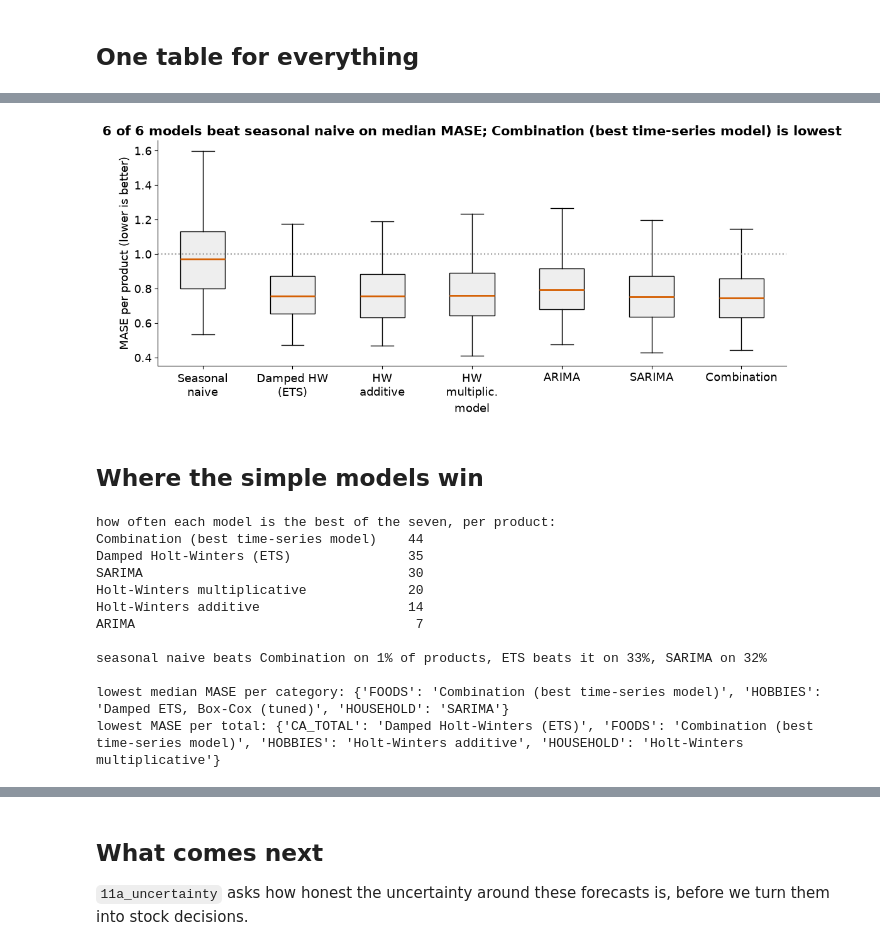
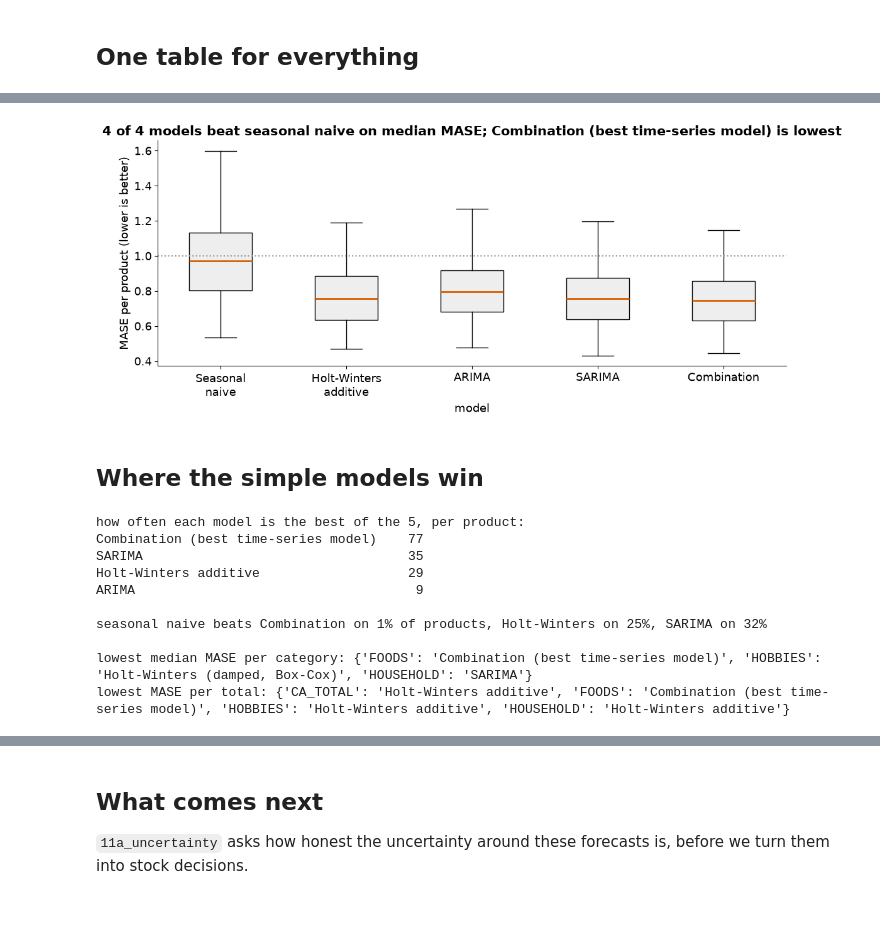
Before and after one commit to anushka-saini/sku-demand-forecasting, a Jupyter notebook: notebooks/10_model_comparison.ipynb, the cells around one changed output, grey strips where cells are left out. Cells and saved outputs as stored; diff of their text form; code cells hidden in the pictures; blank space fills up the shorter version.

Commit message:
Rerun the all-products, stock and export notebooks

```diff
--- a/notebooks/10_model_comparison.ipynb
+++ b/notebooks/10_model_comparison.ipynb
@@ -56,7 +58,7 @@ print(f"{len(classical_fc):,} classical rows on the sample, {len(ts_fc):,} time-
 ## Every model on the 150 products
 # %%
 reuse = saved[saved["item_id"].isin(sample["item_id"]) & (saved["variant"] == "static")
-              & saved["model"].isin(["seasonal_naive", "ets", "best"])][["item_id", "origin", "date", "model", "forecast"]]
+              & saved["model"].isin(["seasonal_naive", "best"])][["item_id", "origin", "date", "model", "forecast"]]
 fc = pd.concat([classical_fc[["item_id", "origin", "date", "model", "forecast"]], reuse, ts_fc], ignore_index=True)
 fc = fc.merge(long_df[["item_id", "date", "sales"]].rename(columns={"sales": "actual"}), on=["item_id", "date"])
 fc = fc.merge(sample[["item_id", "category"]], on="item_id")
@@ -67,7 +69,7 @@ m = score(fc, scales).merge(sample, on="item_id")
 m.to_csv(TABLES / "comparison_metrics_item_origin.csv", index=False)
 written.append(TABLES / "comparison_metrics_item_origin.csv")
 
-ORDER = ["seasonal_naive", "ets", "hw_add", "hw_mul", "arima", "sarima", "best"]
+ORDER = ["seasonal_naive", "hw_add", "arima", "sarima", "best"]
 TS_ORDER = list(TS.values())
 CONTENDERS = ["seasonal_naive", "ets_boxcox", "sarima", "sarimax", "theta", "prophet", "autots", "combination"]   # 07h's eight
 ev = m[m["origin"].isin(EVAL_ORIGINS)]
@@ -163,6 +160,6 @@ forecasts.
 # %%
 agg_rows = []
-bottom_up = saved[(saved["variant"] == "static") & saved["model"].isin(["seasonal_naive", "ets", "best"])].copy()
+bottom_up = saved[(saved["variant"] == "static") & saved["model"].isin(["seasonal_naive", "best"])].copy()
 bottom_up["category"] = bottom_up["item_id"].str.split("_").str[0]
 for name, s in totals.items():
     mine = agg_fc[agg_fc["item_id"] == f"_agg_{name}"]
@@ -174,7 +171,7 @@ for name, s in totals.items():
         act = s.reindex(g["date"]).to_numpy()
         sc = mase_scale(s[s.index <= origin].to_numpy())
         agg_rows.append({"series": name, "origin": origin, "model": model,
-                         "how": "fitted on total" if model in ["hw_add", "hw_mul", "arima", "sarima"] else "sum of items",
+                         "how": "fitted on total" if model in ["hw_add", "arima", "sarima"] else "sum of items",
                          **all_errors(act, g["forecast"], sc)})
 agg = pd.DataFrame(agg_rows).groupby(["series", "model", "how"], as_index=False)[METRICS].mean()
 agg.to_csv(TABLES / "comparison_totals_metrics.csv", index=False)
@@ -199,21 +194,13 @@ the pairwise tests here.
 ev726 = err[err["origin"].isin(EVAL_ORIGINS) & (err["variant"] == "static")]
 im = ev726.groupby(["item_id", "category", "model"], as_index=False)["mase"].mean()
 ru = pd.read_csv(TABLES / "runner_up_726_scores.csv", parse_dates=["origin"])        # 09b, scored origins only
-RUNNER = next(x for x in ru["model"].unique() if x not in ["seasonal_naive", "ets", "best"])
+RUNNER = next(x for x in ru["model"].unique() if x not in ["seasonal_naive", "best"])
 ru = ru[ru["model"] == RUNNER]
 im = pd.concat([im, ru.groupby(["item_id", "category", "model"], as_index=False)["mase"].mean()], ignore_index=True)
 piv = im.pivot_table(index=["item_id", "category"], columns="model", values="mase").reset_index()
-rows = []
-for cat in ["ALL", "FOODS", "HOBBIES", "HOUSEHOLD"]:
-    d = piv if cat == "ALL" else piv[piv["category"] == cat]
-    rows.append({"comparison": "best - ets", "category": cat, **paired_test(d["best"] - d["ets"], seed=SEED)})
-best_ets = pd.DataFrame(rows)
-best_ets.to_csv(TABLES / "best_vs_ets_test.csv", index=False)
-written.append(TABLES / "best_vs_ets_test.csv")
-print(best_ets[["category", "n", "median_diff", "ci_low", "ci_high", "share_improved", "rank_biserial", "p_value"]].round(5).to_string(index=False))
 
 unr = []
-for model in ["seasonal_naive", "ets", "best", RUNNER, "tsb"]:
+for model in ["seasonal_naive", "best", RUNNER]:
     d = im[im["model"] == model]
     for cat in ["ALL"] + sorted(d["category"].unique()):
         x = d if cat == "ALL" else d[d["category"] == cat]
@@ -224,8 +211,7 @@ unrounded.to_csv(TABLES / "model_mase_unrounded.csv", index=False)
 written.append(TABLES / "model_mase_unrounded.csv")
 
 rows = []
-for a, b in [("best", "seasonal_naive"), ("best", "ets"), ("ets", "seasonal_naive"), (RUNNER, "best"),
-             (RUNNER, "ets")]:
+for a, b in [("best", "seasonal_naive"), (RUNNER, "best"), (RUNNER, "seasonal_naive")]:
     for cat in ["ALL", "FOODS", "HOBBIES", "HOUSEHOLD"]:
         d = piv if cat == "ALL" else piv[piv["category"] == cat]
         rows.append({"model_a": a, "model_b": b, "category": cat, **paired_test(d[a] - d[b], seed=SEED)})
@@ -263,7 +240,7 @@ Bias is total forecast over total sales, minus 1. We report it pooled and as the
 bootstrap interval for the median.
 # %%
 rng = np.random.default_rng(SEED)
-POL_BIAS = [("seasonal_naive", "static"), ("ets", "static"), ("best", "static"), ("best", "adaptive")]
+POL_BIAS = [("seasonal_naive", "static"), ("best", "static"), ("best", "adaptive")]
 saved["category"] = saved["item_id"].str.split("_").str[0]
 e = saved[saved["origin"].isin(EVAL_ORIGINS)]
 rows = []
@@ -324,48 +298,46 @@ overview.round(3)
 # %%
 fig, ax = plt.subplots(figsize=(11, 5))
 data = [wide[x].dropna() for x in ORDER]
 ax.boxplot(data, showfliers=False, patch_artist=True, boxprops=dict(facecolor="#EEEEEE"), medianprops=dict(color="#D55E00", lw=2))
-SHORT = {"seasonal_naive": "Seasonal\nnaive", "ets": "Damped HW\n(ETS)", "hw_add": "HW\nadditive",
-         "hw_mul": "HW\nmultiplic.", "arima": "ARIMA", "sarima": "SARIMA", "best": BEST_SHORT}
+SHORT = {"seasonal_naive": "Seasonal\nnaive", "hw_add": "Holt-Winters\nadditive", "arima": "ARIMA", "sarima": "SARIMA",
+         "best": BEST_SHORT}
 ax.set_xticks(range(1, len(ORDER) + 1), [SHORT[x] for x in ORDER])
 ax.axhline(1, color="#999999", ls=":")
 ax.set_xlabel("model")
 ax.set_ylabel("MASE per product (lower is better)")
 best = show["median_mase"].idxmin()
 n_beat = int((show.drop(index="seasonal_naive")["median_mase"] < show.loc["seasonal_naive", "median_mase"]).sum())
-ax.set_title(f"{n_beat} of 6 models beat seasonal naive on median MASE; {NAMES[best]} is lowest")
+ax.set_title(f"{n_beat} of {len(ORDER) - 1} models beat seasonal naive on median MASE; {NAMES[best]} is lowest")
 fig.tight_layout()
 fig.savefig(FIGS / "mase_by_model.png")
 written.append(FIGS / "mase_by_model.png")
 plt.show()
 # %% [output]
-[figure, old version]
+[figure, new version]
 # %% [markdown]
 ## Where the simple models win
 # %%
 # per product: which model had the lowest MASE?
 winner = wide[ORDER].idxmin(axis=1)
-print("how often each model is the best of the seven, per product:")
+print(f"how often each model is the best of the {len(ORDER)}, per product:")
 print(winner.value_counts().rename(index=NAMES).to_string())
 print(f"\nseasonal naive beats {BEST_SHORT} on {(wide['seasonal_naive'] < wide['best']).mean():.0%} of products, "
-      f"ETS beats it on {(wide['ets'] < wide['best']).mean():.0%}, SARIMA on {(wide['sarima'] < wide['best']).mean():.0%}")
+      f"Holt-Winters on {(wide['hw_add'] < wide['best']).mean():.0%}, SARIMA on {(wide['sarima'] < wide['best']).mean():.0%}")
 cat_best = summary[summary["category"] != "ALL"].loc[lambda x: x.groupby("category")["median_mase"].idxmin()]
 print("\nlowest median MASE per category:", dict(zip(cat_best["category"], cat_best["model"].map(NAMES))))
 tot_best = agg.loc[agg.groupby("series")["mase"].idxmin()]
 print("lowest MASE per total:", dict(zip(tot_best["series"], tot_best["model"].map(NAMES))))
 # %% [output]
-how often each model is the best of the seven, per product:
-Combination (best time-series model)    44
-Damped Holt-Winters (ETS)               35
-SARIMA                                  30
-Holt-Winters multiplicative             20
-Holt-Winters additive                   14
-ARIMA                                    7
+how often each model is the best of the 5, per product:
+Combination (best time-series model)    77
+SARIMA                                  35
+Holt-Winters additive                   29
+ARIMA                                    9
 
-seasonal naive beats Combination on 1% of products, ETS beats it on 33%, SARIMA on 32%
+seasonal naive beats Combination on 1% of products, Holt-Winters on 25%, SARIMA on 32%
 
-lowest median MASE per category: {'FOODS': 'Combination (best time-series model)', 'HOBBIES': 'Damped ETS, Box-Cox (tuned)', 'HOUSEHOLD': 'SARIMA'}
-lowest MASE per total: {'CA_TOTAL': 'Damped Holt-Winters (ETS)', 'FOODS': 'Combination (best time-series model)', 'HOBBIES': 'Holt-Winters additive', 'HOUSEHOLD': 'Holt-Winters multiplicative'}
+lowest median MASE per category: {'FOODS': 'Combination (best time-series model)', 'HOBBIES': 'Holt-Winters (damped, Box-Cox)', 'HOUSEHOLD': 'SARIMA'}
+lowest MASE per total: {'CA_TOTAL': 'Holt-Winters additive', 'FOODS': 'Combination (best time-series model)', 'HOBBIES': 'Holt-Winters additive', 'HOUSEHOLD': 'Holt-Winters additive'}
 # %% [markdown]
 ## What we found
 
```
Also changed, not shown: parts of 13 cells of this notebook, 10 other files.
